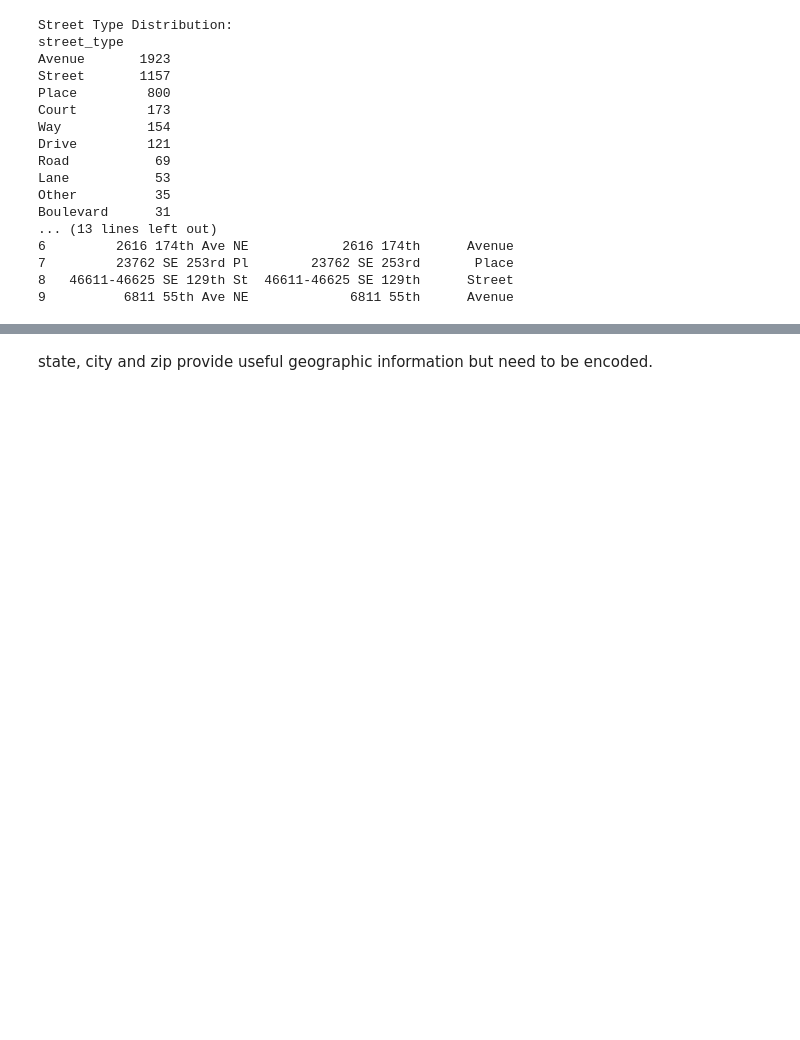
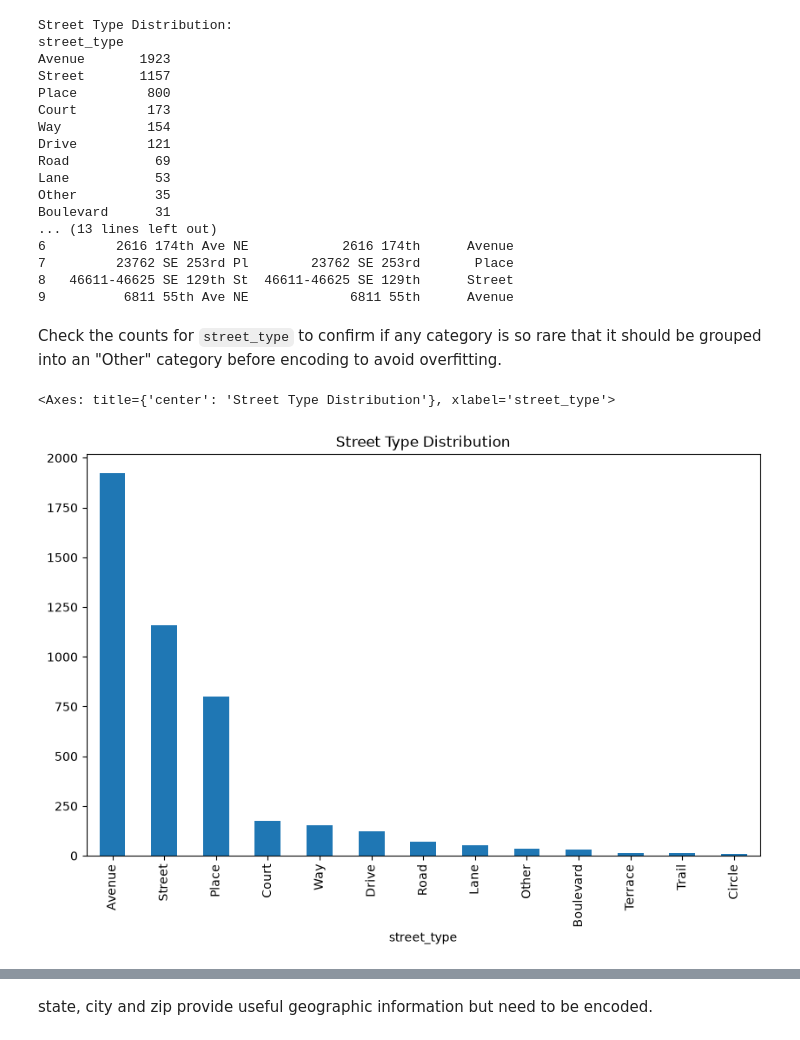
Before and after one commit to mortonki/House-prices, a Jupyter notebook: housing_eda.ipynb, the cells around one changed output, grey strips where cells are left out. Saved outputs shown, nothing was run; the diff lists cells and outputs as text; code cells hidden in the pictures; blank space fills up the shorter version.

```diff
--- a/housing_eda.ipynb
+++ b/housing_eda.ipynb
@@ -183,3 +179,10 @@ Boulevard      31
 # %%
 # Drop the original 'street' and 'street_name' columns
 df.drop(columns=['street', 'street_name'], inplace=True)
+# %% [markdown]
+Check the counts for `street_type` to confirm if any category is so rare that it should be grouped into an "Other" category before encoding to avoid overfitting.
+# %%
+df['street_type'].value_counts().plot(kind='bar', figsize=(10, 6), title='Street Type Distribution')
+# %% [output]
+<Axes: title={'center': 'Street Type Distribution'}, xlabel='street_type'>
+[figure, added]
```
Also changed, not shown: parts of 22 cells of this notebook.
